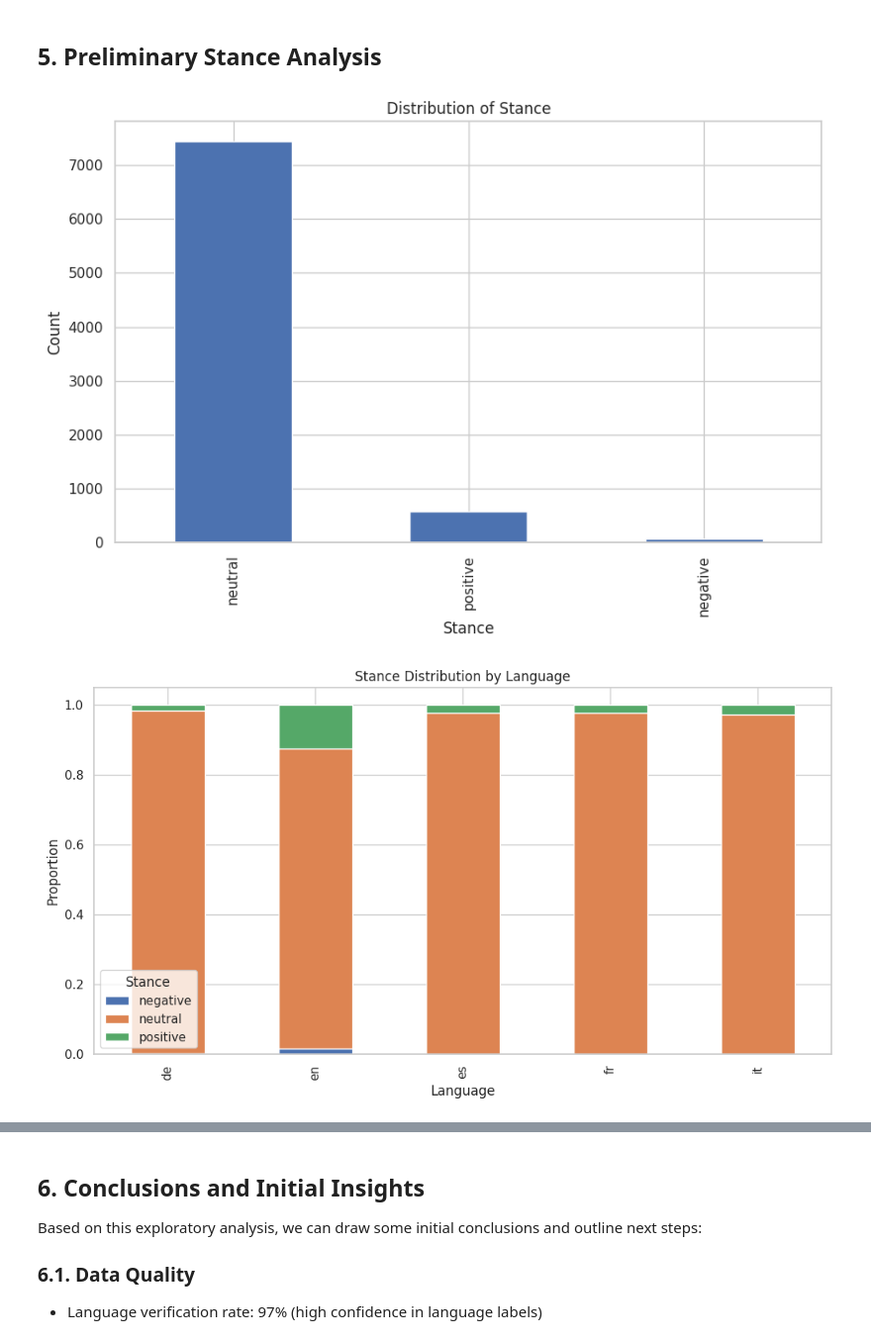
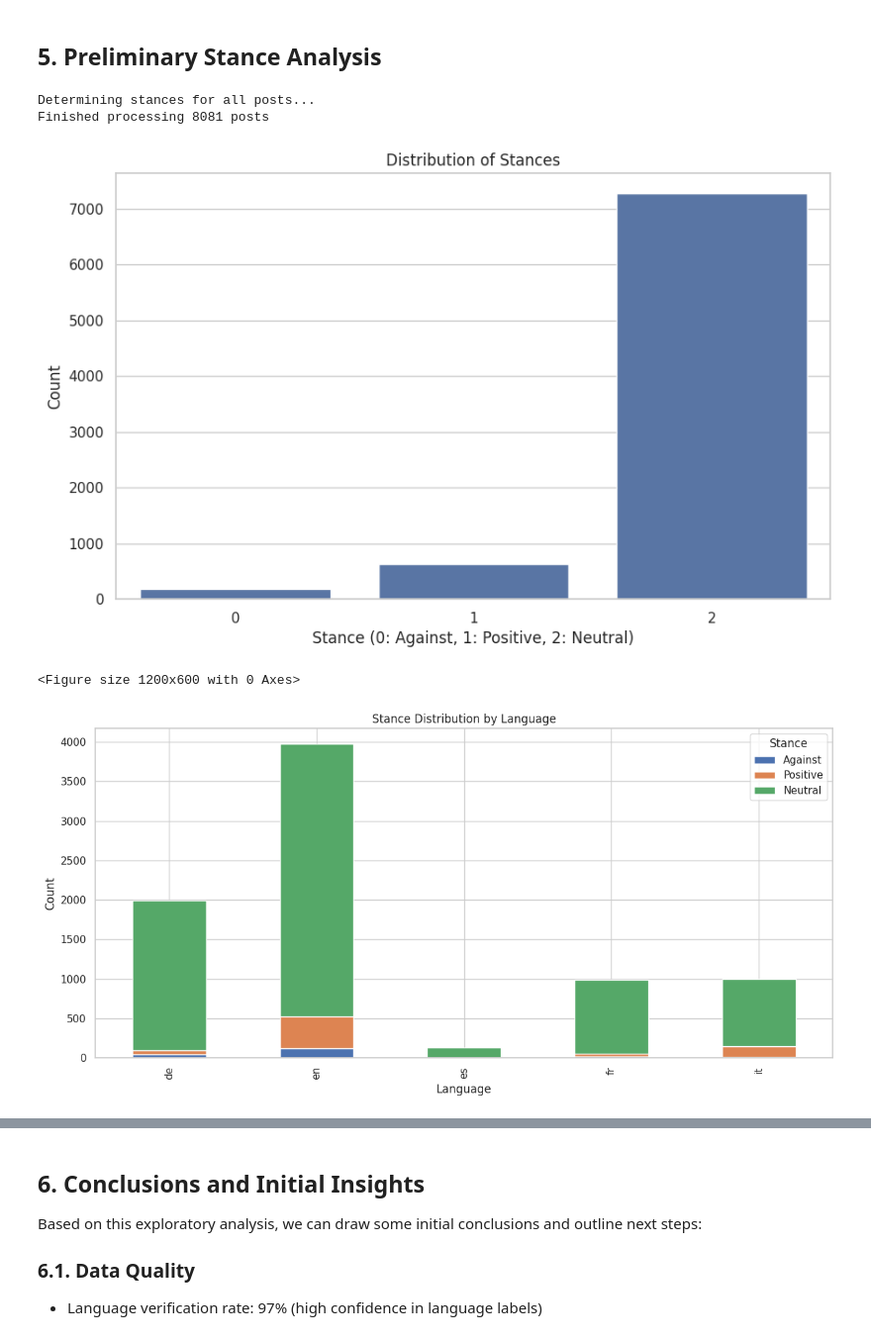
Before and after one commit to jaxendutta/climate-stance-detection, a Jupyter notebook: notebooks/01_data_exploration.ipynb, the cells around one changed output, grey strips where cells are left out. Shown at 99% size. Drawn from its saved outputs; the diff is of its cells as text; code cells hidden in the pictures.

```diff
--- a/notebooks/01_data_exploration.ipynb
+++ b/notebooks/01_data_exploration.ipynb
@@ -171,44 +416,37 @@ for lang in data['language'].unique():
+# %%
+print("Determining stances for all posts...")
+data['stance'] = data.apply(
+    lambda row: determine_stance(
+        f"{row['title']} {row['body']}",
+        row['language']
+    ),
+    axis=1
+)
+print(f"Finished processing {len(data)} posts")
+# %% [output]
+Determining stances for all posts...
+Finished processing 8081 posts
 # %%
-def assign_stance(text):
-    text = text.lower()
-
-    # Extended keyword lists
-    positive_keywords = [
-        'support', 'agree', 'real', 'serious', 'urgent', 'action',
-        'crisis', 'emergency', 'important', 'necessary', 'must'
-    ]
-    negative_keywords = [
-        'hoax', 'fake', 'exaggerated', 'myth', 'scam', 'conspiracy',
-        'alarmist', 'overblown', 'propaganda', 'false'
-    ]
-
-    positive_count = sum(1 for keyword in positive_keywords if keyword in text)
-    negative_count = sum(1 for keyword in negative_keywords if keyword in text)
-
-    if positive_count > negative_count:
-        return 'positive'
-    elif negative_count > positive_count:
-        return 'negative'
-    else:
-        return 'neutral'
-
-data['stance'] = data['title'].apply(assign_stance)
-
+# Visualize stance distribution
 plt.figure(figsize=(10, 6))
-data['stance'].value_counts().plot(kind='bar')
-plt.title('Distribution of Stance')
-plt.xlabel('Stance')
+stance_dist = data['stance'].value_counts()
+sns.barplot(x=stance_dist.index, y=stance_dist.values)
+plt.title('Distribution of Stances')
+plt.xlabel('Stance (0: Against, 1: Positive, 2: Neutral)')
 plt.ylabel('Count')
 plt.show()
 
-# Stance distribution by language
-stance_by_lang = pd.crosstab(data['language'], data['stance'], normalize='index')
-stance_by_lang.plot(kind='bar', stacked=True, figsize=(12, 6))
+# Visualize stance distribution by language
+plt.figure(figsize=(12, 6))
+stance_by_lang = pd.crosstab(data['language'], data['stance'])
+stance_by_lang.plot(kind='bar', stacked=True)
 plt.title('Stance Distribution by Language')
 plt.xlabel('Language')
-plt.ylabel('Proportion')
-plt.legend(title='Stance')
+plt.ylabel('Count')
+plt.legend(title='Stance', labels=['Against', 'Positive', 'Neutral'])
+plt.tight_layout()
 plt.show()
 # %% [output]
-[figure, old version]
+[figure, new version]
+<Figure size 1200x600 with 0 Axes>
-[figure, old version]
+[figure, new version]
```
Also changed, not shown: parts of 9 cells of this notebook.
